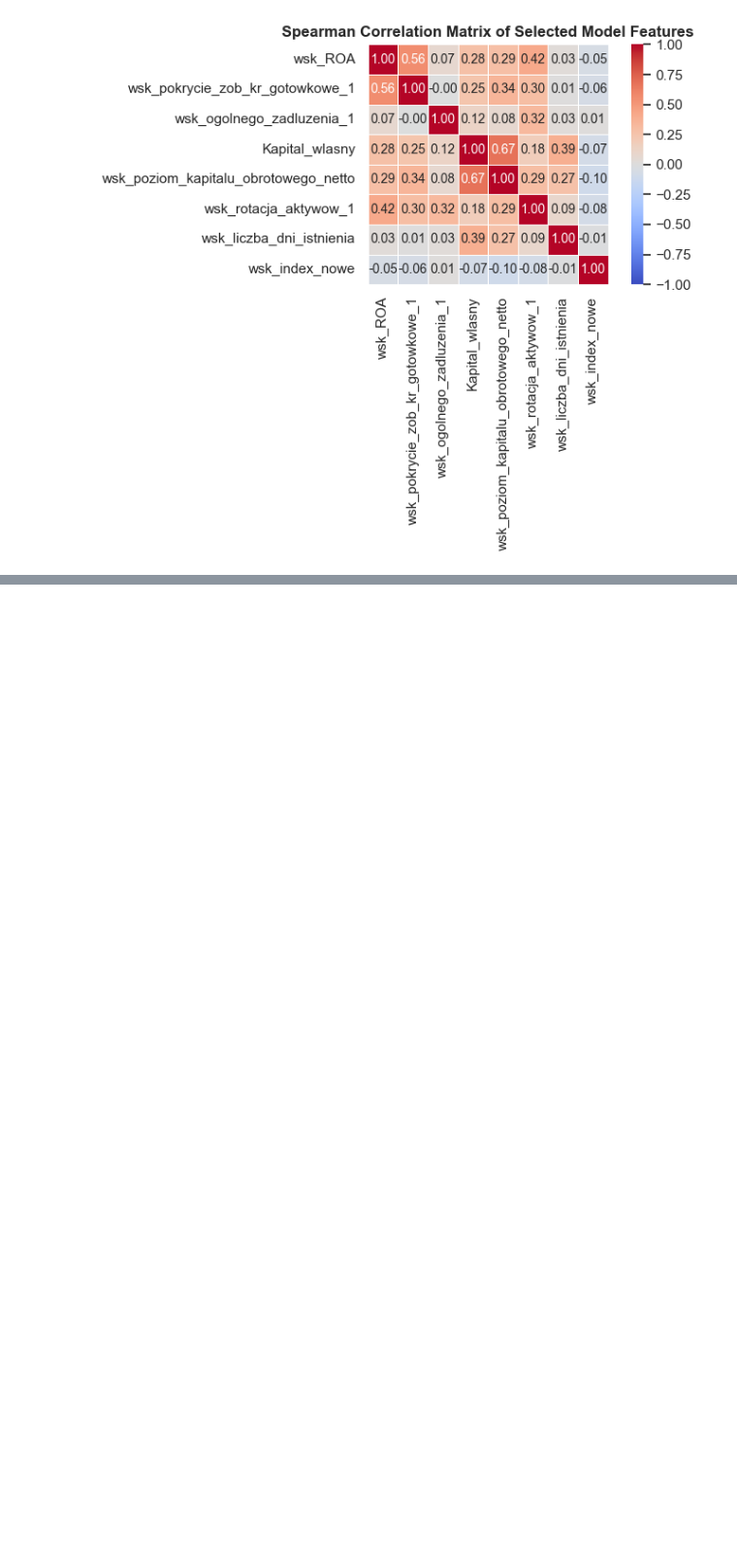
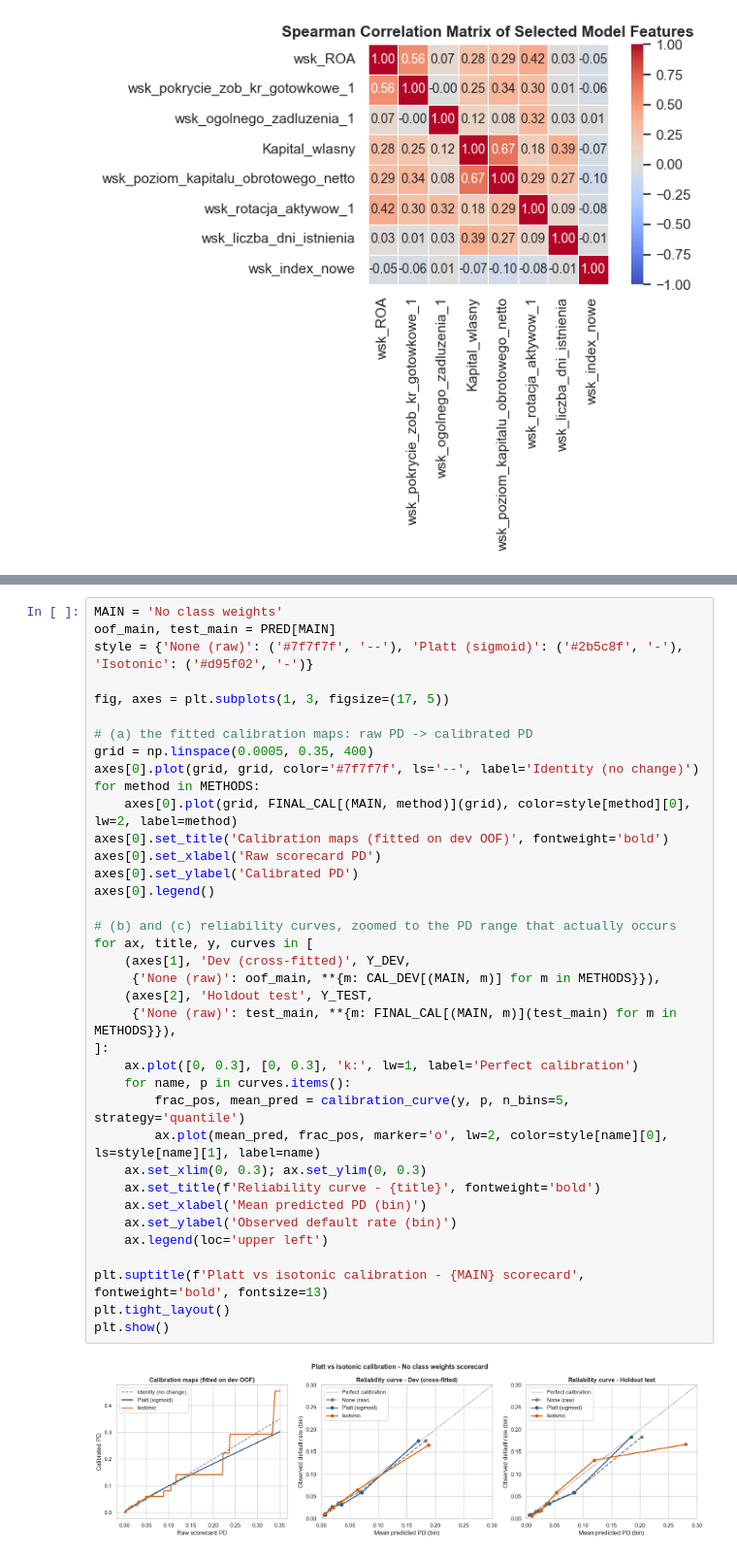
Before and after one commit to Egor332/IWUM_proj1, a Jupyter notebook: interpretable_model.ipynb, the cells around one changed output, grey strips where cells are left out. Shown at 97% size. Drawn from its saved outputs; the diff is of its cells as text; blank space fills up the shorter version.

```diff
--- a/interpretable_model.ipynb
+++ b/interpretable_model.ipynb
@@ -557,0 +803,39 @@ All observed directional effects strictly align with corporate finance theory an
+# %%
+MAIN = 'No class weights'
+oof_main, test_main = PRED[MAIN]
+style = {'None (raw)': ('#7f7f7f', '--'), 'Platt (sigmoid)': ('#2b5c8f', '-'), 'Isotonic': ('#d95f02', '-')}
+
+fig, axes = plt.subplots(1, 3, figsize=(17, 5))
+
+# (a) the fitted calibration maps: raw PD -> calibrated PD
+grid = np.linspace(0.0005, 0.35, 400)
+axes[0].plot(grid, grid, color='#7f7f7f', ls='--', label='Identity (no change)')
+for method in METHODS:
+    axes[0].plot(grid, FINAL_CAL[(MAIN, method)](grid), color=style[method][0], lw=2, label=method)
+axes[0].set_title('Calibration maps (fitted on dev OOF)', fontweight='bold')
+axes[0].set_xlabel('Raw scorecard PD')
+axes[0].set_ylabel('Calibrated PD')
+axes[0].legend()
+
+# (b) and (c) reliability curves, zoomed to the PD range that actually occurs
+for ax, title, y, curves in [
+    (axes[1], 'Dev (cross-fitted)', Y_DEV,
+     {'None (raw)': oof_main, **{m: CAL_DEV[(MAIN, m)] for m in METHODS}}),
+    (axes[2], 'Holdout test', Y_TEST,
+     {'None (raw)': test_main, **{m: FINAL_CAL[(MAIN, m)](test_main) for m in METHODS}}),
+]:
+    ax.plot([0, 0.3], [0, 0.3], 'k:', lw=1, label='Perfect calibration')
+    for name, p in curves.items():
+        frac_pos, mean_pred = calibration_curve(y, p, n_bins=5, strategy='quantile')
+        ax.plot(mean_pred, frac_pos, marker='o', lw=2, color=style[name][0], ls=style[name][1], label=name)
+    ax.set_xlim(0, 0.3); ax.set_ylim(0, 0.3)
+    ax.set_title(f'Reliability curve - {title}', fontweight='bold')
+    ax.set_xlabel('Mean predicted PD (bin)')
+    ax.set_ylabel('Observed default rate (bin)')
+    ax.legend(loc='upper left')
+
+plt.suptitle(f'Platt vs isotonic calibration - {MAIN} scorecard', fontweight='bold', fontsize=13)
+plt.tight_layout()
+plt.show()
+# %% [output]
+[figure, added]
```
Also changed, not shown: parts of 47 cells of this notebook, 1 other file.
